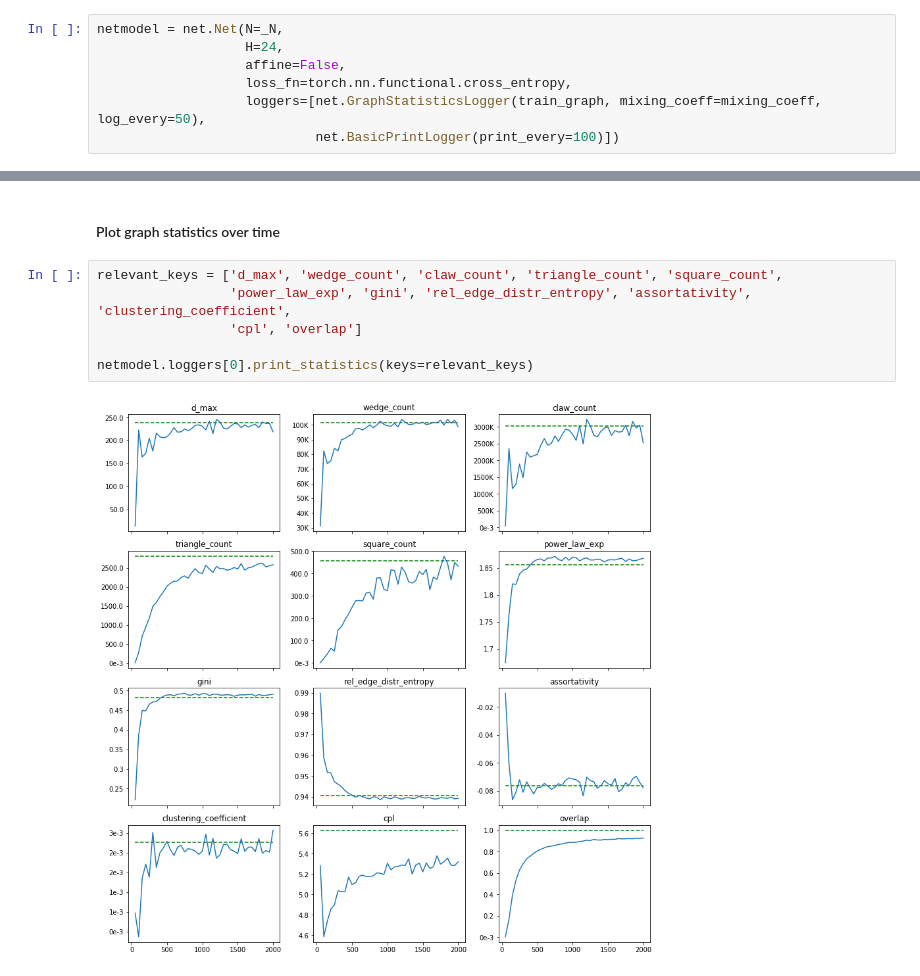
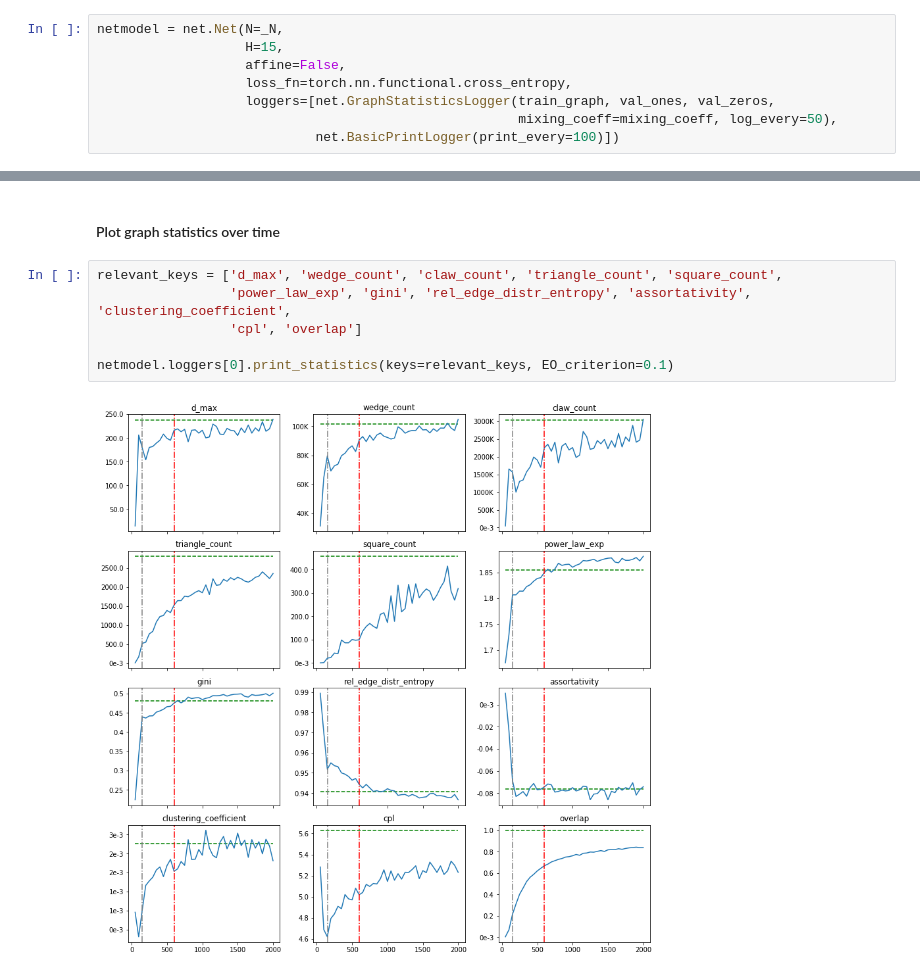
Before and after one commit to hheidrich/Net, a Jupyter notebook: exp/demo.ipynb, the cells around one changed output, grey strips where cells are left out. Saved outputs shown, nothing was run; the diff lists cells and outputs as text.

Commit message:
Added validation performance as logger statistic. Added EO and VAL stopping criterion for logger plot.

```diff
--- a/exp/demo.ipynb
+++ b/exp/demo.ipynb
@@ -49,10 +49,11 @@ walker = utils.RandomWalker(train_graph, rw_len, p=1, q=1, batch_size=batch_size
 #### Create our Net model
 # %%
 netmodel = net.Net(N=_N,
-                   H=24,
+                   H=15,
                    affine=False,
                    loss_fn=torch.nn.functional.cross_entropy,
-                   loggers=[net.GraphStatisticsLogger(train_graph, mixing_coeff=mixing_coeff, log_every=50),
+                   loggers=[net.GraphStatisticsLogger(train_graph, val_ones, val_zeros,
+                                                      mixing_coeff=mixing_coeff, log_every=50),
                             net.BasicPrintLogger(print_every=100)])
 # %% [markdown]
 #### Train our model
@@ -137,8 +131,8 @@ df[['d_max', 'assortativity', 'triangle_count',
 # %%
 relevant_keys = ['d_max', 'wedge_count', 'claw_count', 'triangle_count', 'square_count',
                  'power_law_exp', 'gini', 'rel_edge_distr_entropy', 'assortativity', 'clustering_coefficient',
                  'cpl', 'overlap']
 
-netmodel.loggers[0].print_statistics(keys=relevant_keys)
+netmodel.loggers[0].print_statistics(keys=relevant_keys, EO_criterion=0.1)
 # %% [output]
-[figure, old version]
+[figure, new version]
```
Also changed, not shown: parts of 4 cells of this notebook, 2 other files.
